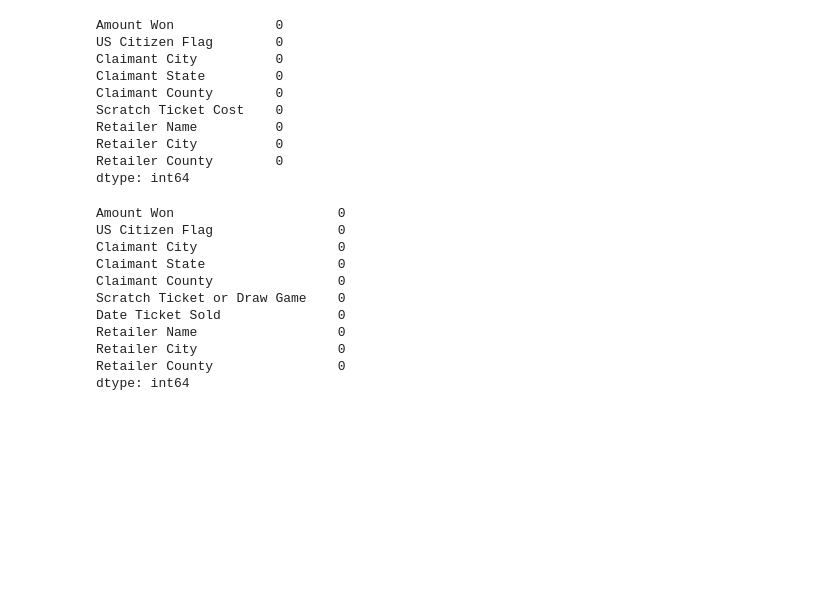
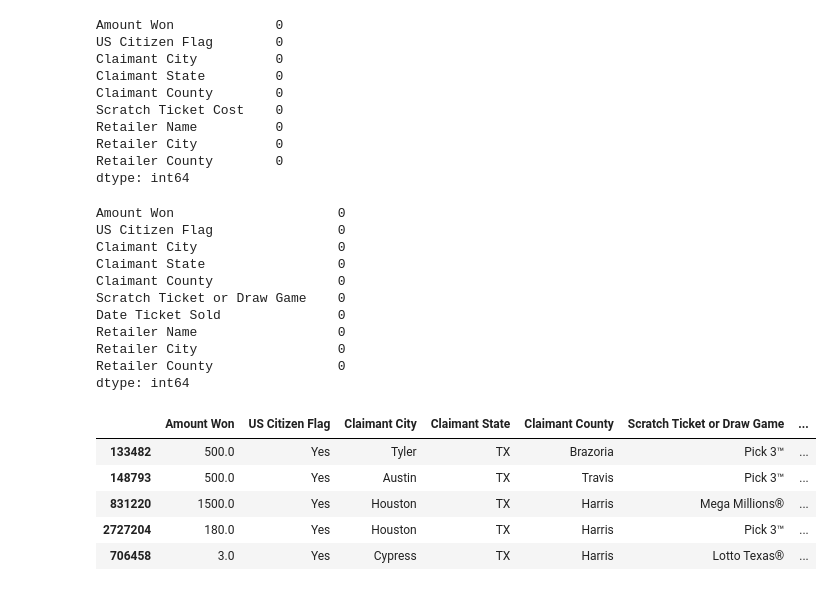
Before and after one commit to NatsuuraF/math377-capstone, a Jupyter notebook: notebooks/02-eda.ipynb, the cells around one changed output. Cells and saved outputs as stored; diff of their text form; code cells hidden in the pictures; blank space fills up the shorter version.

```diff
--- a/notebooks/02-eda.ipynb
+++ b/notebooks/02-eda.ipynb
@@ -229,0 +234,9 @@ data_draw.to_csv('Draw_Ticket.csv')
+# %%
+data_draw.sample(5)
+# %% [output]
+|  | Amount Won | US Citizen Flag | Claimant City | Claimant State | Claimant County | Scratch Ticket or Draw Game | ... |
+| 133482 | 500.0 | Yes | Tyler | TX | Brazoria | Pick 3™ | ... |
+| 148793 | 500.0 | Yes | Austin | TX | Travis | Pick 3™ | ... |
+| 831220 | 1500.0 | Yes | Houston | TX | Harris | Mega Millions® | ... |
+| 2727204 | 180.0 | Yes | Houston | TX | Harris | Pick 3™ | ... |
+| 706458 | 3.0 | Yes | Cypress | TX | Harris | Lotto Texas® | ... |
```
Also changed, not shown: parts of 6 cells of this notebook, 33 other files.
